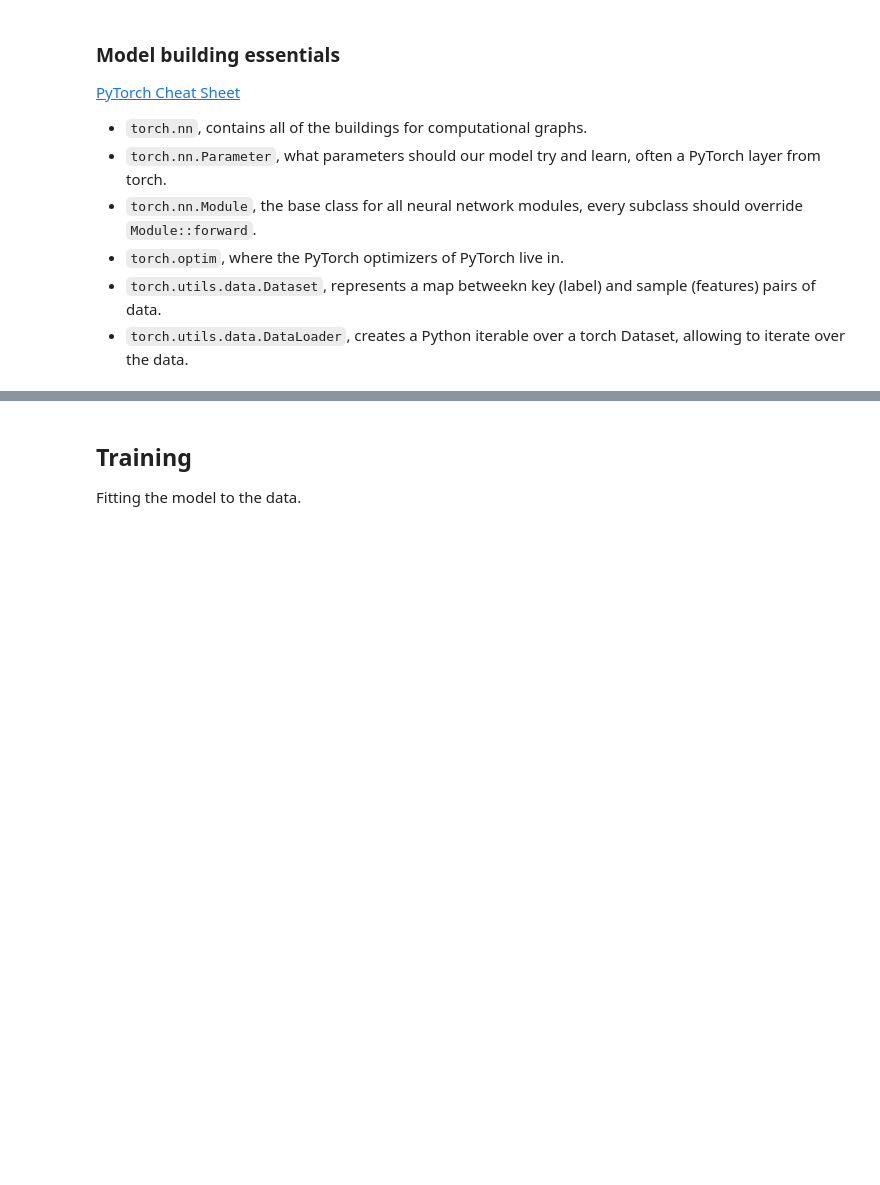
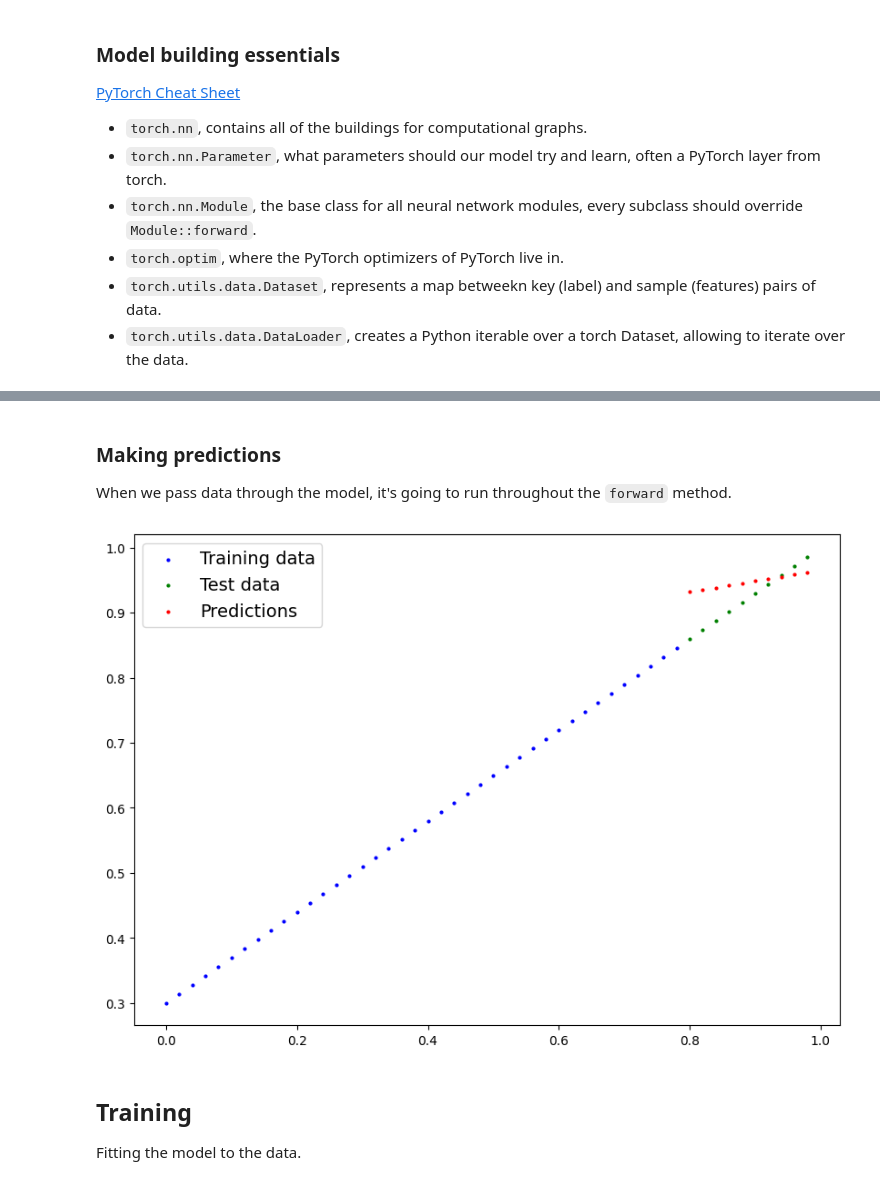
Before and after one commit to kriogenia/my_learnings, a Jupyter notebook: pytorch/01_pytorch_workflow.ipynb, the cells around one changed output, grey strips where cells are left out. Drawn from its saved outputs; the diff is of its cells as text; code cells hidden in the pictures; blank space fills up the shorter version.

Commit message:
Create first predictions

```diff
--- a/pytorch/01_pytorch_workflow.ipynb
+++ b/pytorch/01_pytorch_workflow.ipynb
@@ -87,7 +87,7 @@ def plot_predictions(train_data=X_train,
     plt.scatter(train_data, train_labels, c="b", s=4, label="Training data")
     plt.scatter(test_data, test_labels, c="g", s=4, label="Test data")
 
-    if predictions:
+    if predictions is not None:
         plt.scatter(test_data, predictions, c="r", s=4, label="Predictions")
 
     plt.legend(prop={"size": 14})
@@ -145,3 +139,17 @@ OrderedDict([('weights', tensor([-0.0021])), ('bias', tensor([-0.2836]))])
+# %% [markdown]
+### Making predictions
+
+When we pass data through the model, it's going to run throughout the `forward` method.
+# %%
+torch.manual_seed(191)
+model_1 = LinearRegressionModel()
+
+with torch.inference_mode(): # disables some of the PyTorch optimizations like grad_fn (see: https://x.com/PyTorch/status/1437838231505096708)
+    y_preds = model_1(X_test)
+
+plot_predictions(predictions=y_preds)
+# %% [output]
+[figure, added]
 # %% [markdown]
 ## Training
 
```
Also changed, not shown: parts of 2 cells of this notebook.
